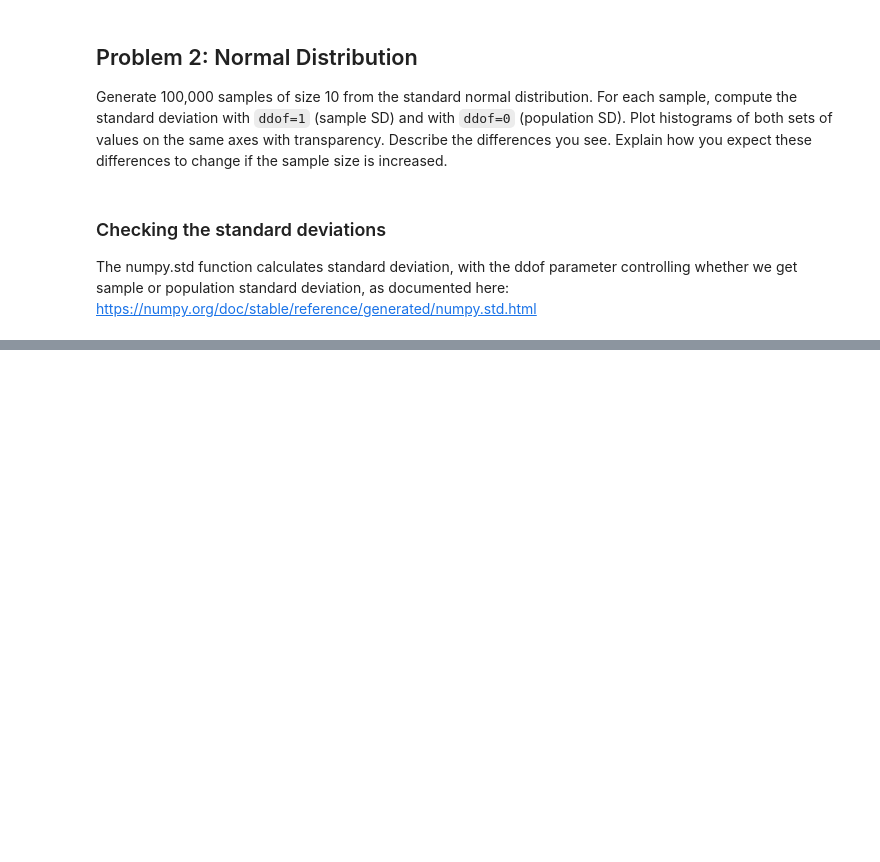
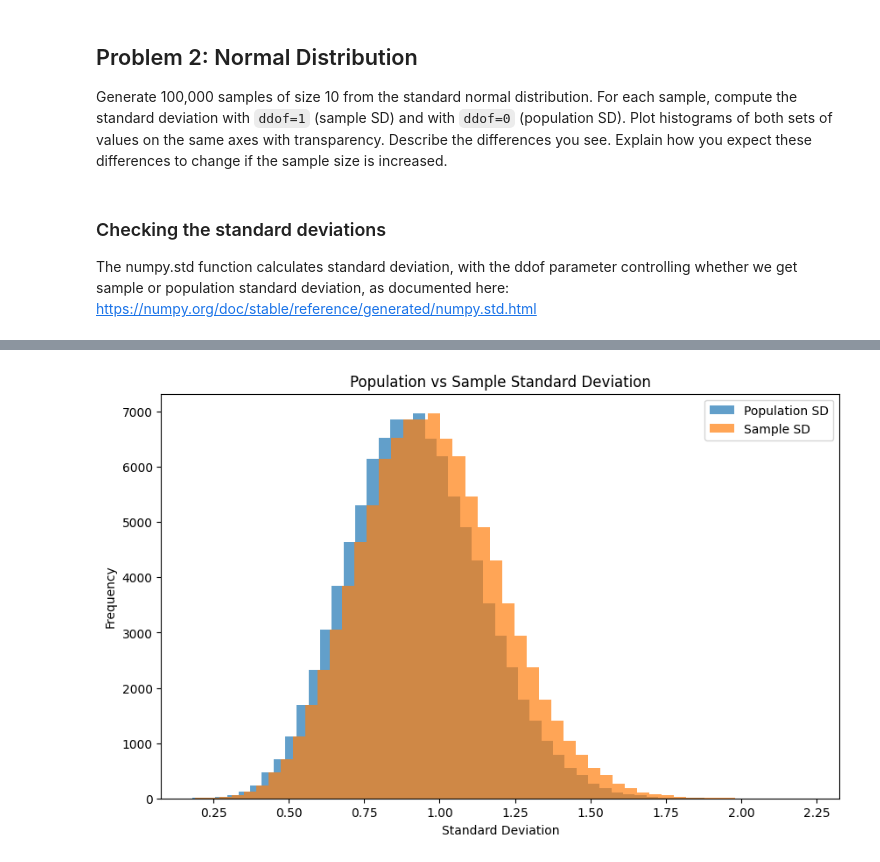
Before and after one commit to CianGallagher/applied-statistics-assessment, a Jupyter notebook: problems.ipynb, the cells around one changed output, grey strips where cells are left out. Drawn from its saved outputs; the diff is of its cells as text; code cells hidden in the pictures; blank space fills up the shorter version.

Commit message:
Plotted the SDs on histogram using pyplot

```diff
--- a/problems.ipynb
+++ b/problems.ipynb
@@ -169,0 +171,12 @@ np.mean(population_sd), np.mean(sample_sd)
+# %%
+# Plot both SD types on same graph
+plt.figure(figsize=(10, 6))
+plt.hist(population_sd, bins=50, alpha=0.7, label='Population SD')
+plt.hist(sample_sd, bins=50, alpha=0.7, label='Sample SD')
+plt.xlabel('Standard Deviation')
+plt.ylabel('Frequency')
+plt.title('Population vs Sample Standard Deviation')
+plt.legend()
+plt.show()
+# %% [output]
+[figure, added]
```
Also changed, not shown: parts of 7 cells of this notebook.
